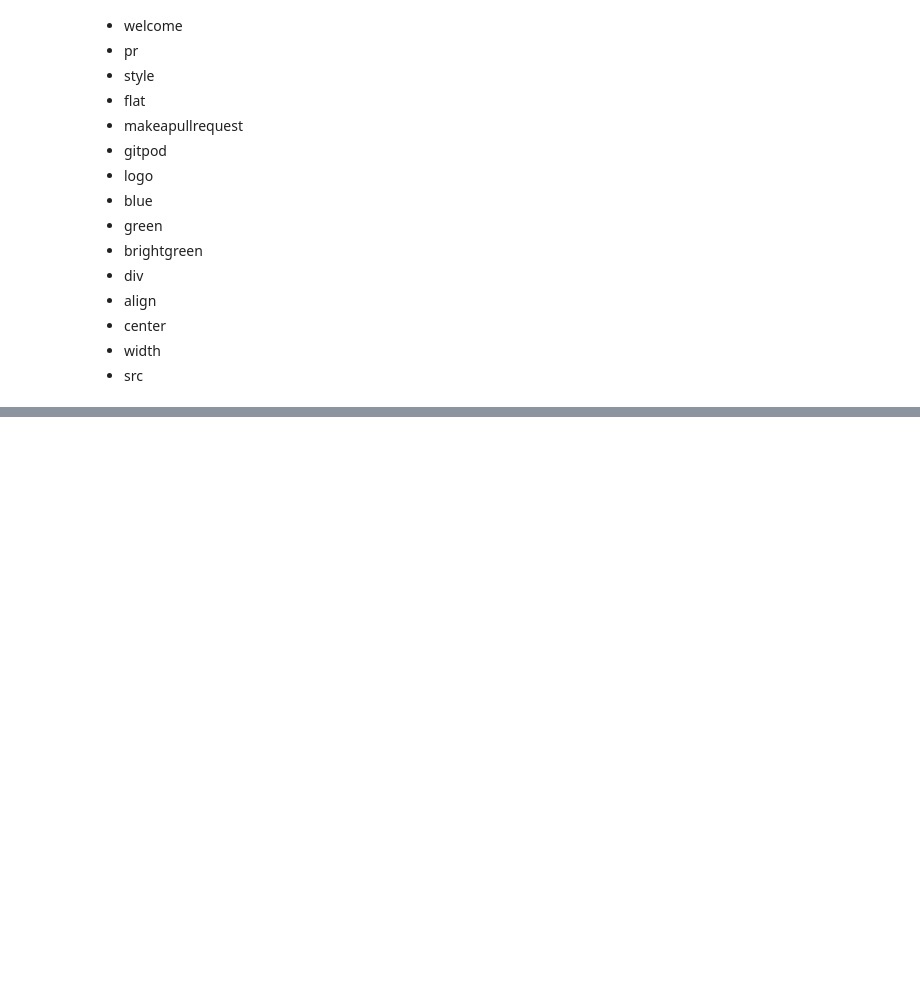
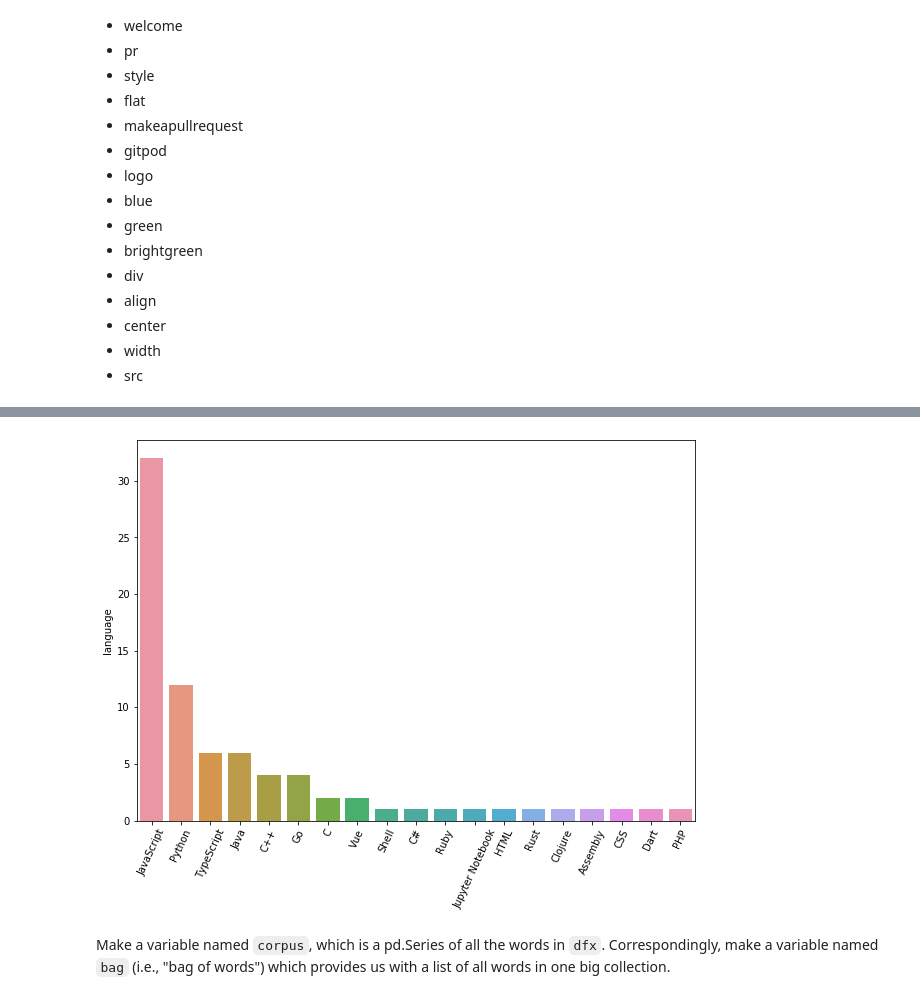
Before and after one commit to pellegrino-nlp/nlp_project, a Jupyter notebook: working_file.ipynb, the cells around one changed output, grey strips where cells are left out. Saved outputs shown, nothing was run; the diff lists cells and outputs as text; code cells hidden in the pictures; blank space fills up the shorter version.

```diff
--- a/working_file.ipynb
+++ b/working_file.ipynb
@@ -107,0 +124,2 @@ df.head()
+# %%
+df = df[df.language.notnull()]
@@ -107,0 +136,2 @@ df.head()
+# %%
+dfx = df[["language","cleaned"]]
@@ -107,0 +149,3 @@ df.head()
+# %%
+value_counts = pd.DataFrame(dfx.language.value_counts(ascending=False))
+value_counts
@@ -107,0 +170,10 @@ df.head()
+# %%
+plt.figure(figsize=(10,7))
+bar = sns.barplot(x=value_counts.index, y="language", data=value_counts)
+bar.set_xticklabels(bar.get_xticklabels(),rotation=65)
+
+plt.show()
+# %% [output]
+[figure, added]
+# %% [markdown]
+Make a variable named `corpus`, which is a pd.Series of all the words in `dfx`. Correspondingly, make a variable named `bag` (i.e., "bag of words") which provides us with a list of all words in one big collection.
```
Also changed, not shown: parts of 17 cells of this notebook.
